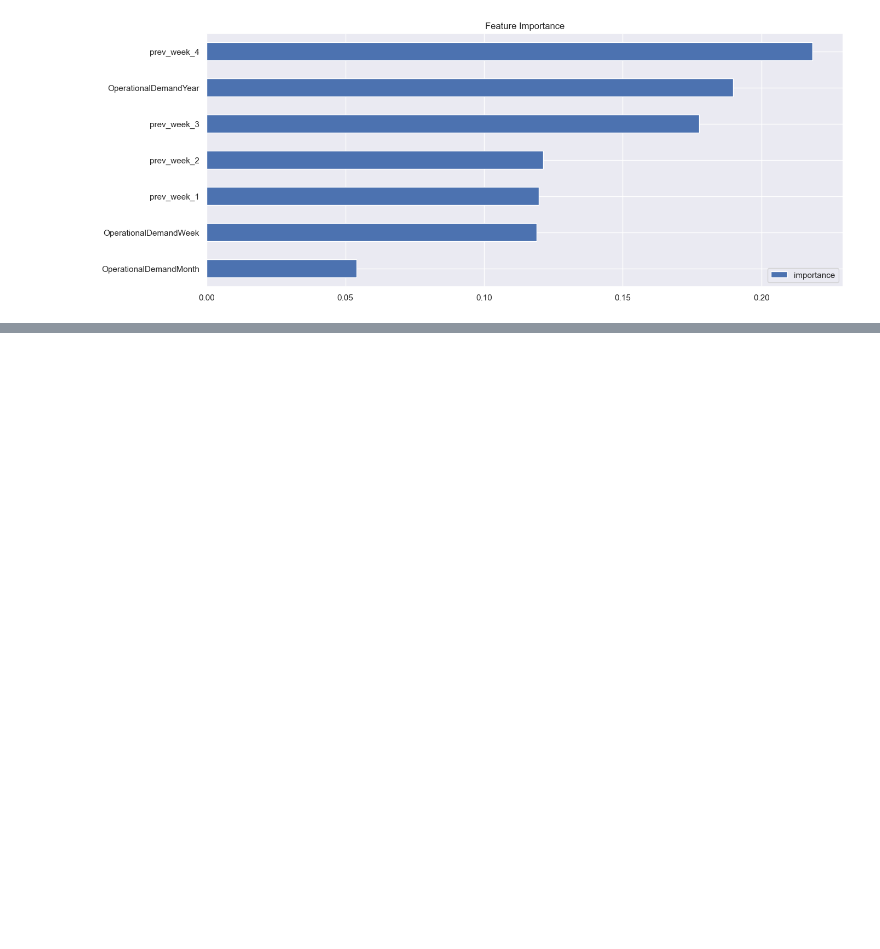
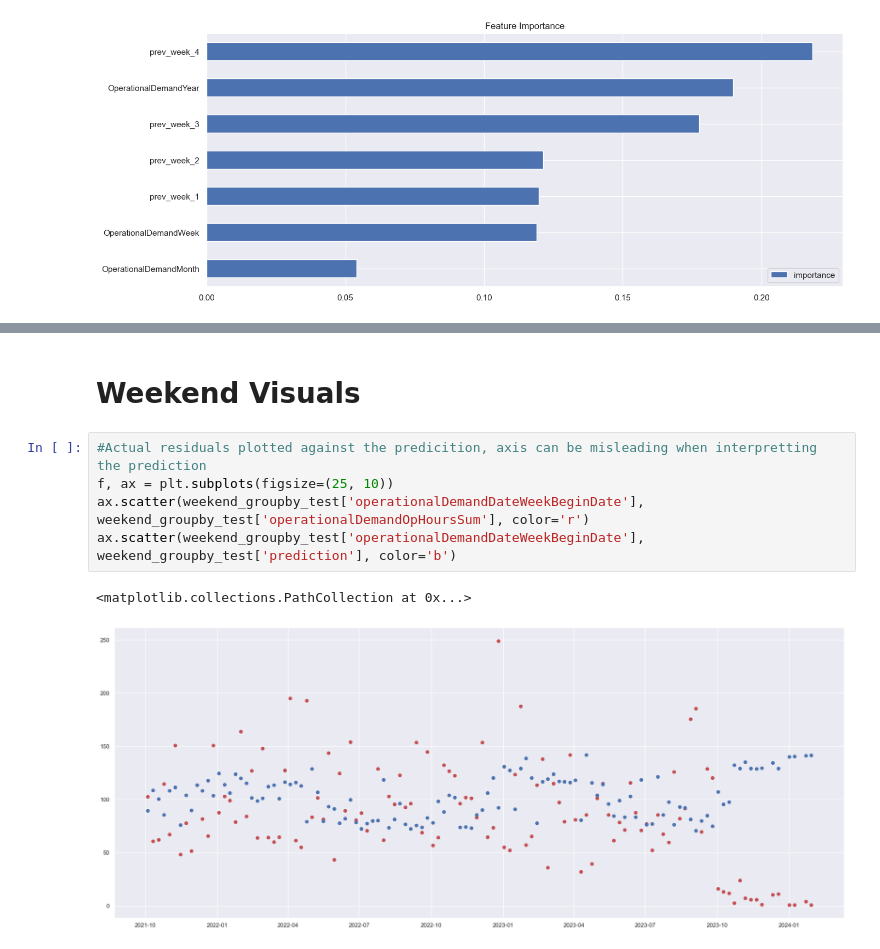
Before and after one commit to kartbart/AI-ML-Portfolio-3, a Jupyter notebook: Software Portfolio 3.ipynb, the cells around one changed output, grey strips where cells are left out. Cells and saved outputs as stored; diff of their text form; blank space fills up the shorter version.

```diff
--- a/Software Portfolio 3.ipynb
+++ b/Software Portfolio 3.ipynb
@@ -512,0 +653,10 @@ feature_importance.sort_values('importance').plot(kind= 'barh',title = "Feature
+# %% [markdown]
+# Weekend Visuals
+# %%
+#Actual residuals plotted against the predicition, axis can be misleading when interpretting the prediction
+f, ax = plt.subplots(figsize=(25, 10))
+ax.scatter(weekend_groupby_test['operationalDemandDateWeekBeginDate'], weekend_groupby_test['operationalDemandOpHoursSum'], color='r')
+ax.scatter(weekend_groupby_test['operationalDemandDateWeekBeginDate'], weekend_groupby_test['prediction'], color='b')
+# %% [output]
+<matplotlib.collections.PathCollection at 0x...>
+[figure, added]
```
Also changed, not shown: parts of 24 cells of this notebook.
